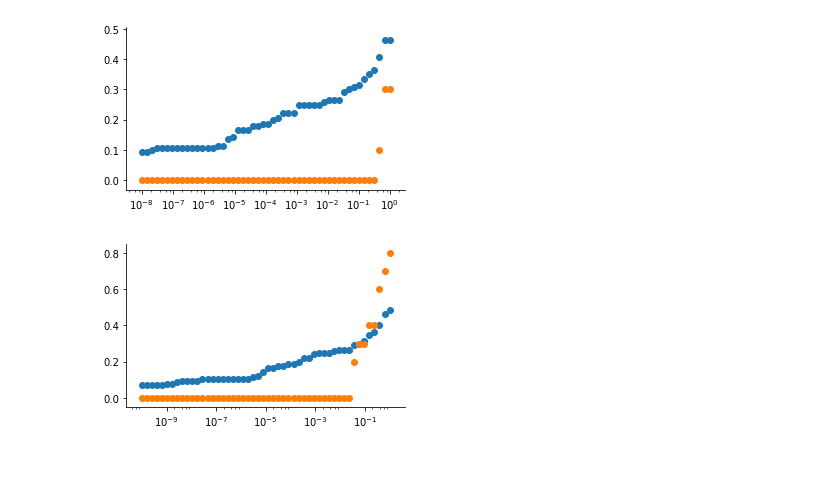
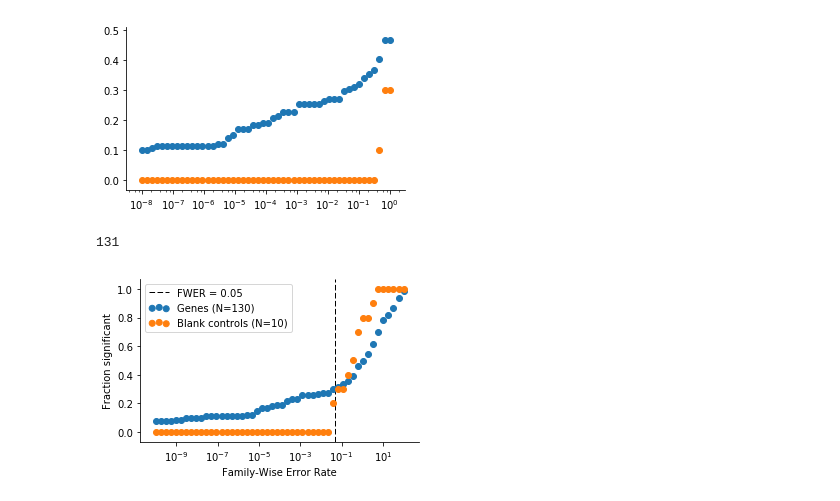
Before and after one commit to Teichlab/SpatialDE, a Jupyter notebook: Analysis/MERFISH/MERFISH Analysis.ipynb, the cells around one changed output. Drawn from its saved outputs; the diff is of its cells as text; code cells hidden in the pictures; blank space fills up the shorter version.

```diff
--- a/Analysis/MERFISH/MERFISH Analysis.ipynb
+++ b/Analysis/MERFISH/MERFISH Analysis.ipynb
@@ -364,16 +366,27 @@ results['bp_blanks'] = results.pval * 10
 # %%
 results['bp_rna'] = results.pval * (results.shape[0] - 10)
 # %%
-fdrs = 10 ** np.linspace(0, -10)
+fdrs = 10 ** np.linspace(2, -10)
 total_pct = []
 blank_pct = []
 for fdr in fdrs:
     total_pct.append(results.query('bp_rna < @fdr').shape[0] / results.shape[0])
     blank_pct.append(results.query('bp_blanks < @fdr & g in @blank_genes').shape[0] / results.query('g in @blank_genes').shape[0])
-# %%
-figsize(5, 3)
-plt.xscale('log')
-plt.scatter(fdrs, total_pct);
-plt.scatter(fdrs, blank_pct);
-# %% [output]
-[figure, removed]
+# %%
+results.shape[0] - 10
+# %% [output]
+131
+# %%
+figsize(5, 3)
+plt.xscale('log')
+plt.scatter(fdrs, total_pct, label='Genes (N=130)');
+plt.scatter(fdrs, blank_pct, label='Blank controls (N=10)');
+plt.axvline(0.05, lw=1, ls='--', c='k', zorder=0, label='FWER = 0.05');
+plt.legend(scatterpoints=3);
+
+plt.ylabel('Fraction significant');
+plt.xlabel('Family-Wise Error Rate');
+
+plt.savefig('MF-FWER.pdf', bbox_inches='tight');
+# %% [output]
+[figure, added]
```
Also changed, not shown: parts of 14 cells of this notebook, 3 other files.
